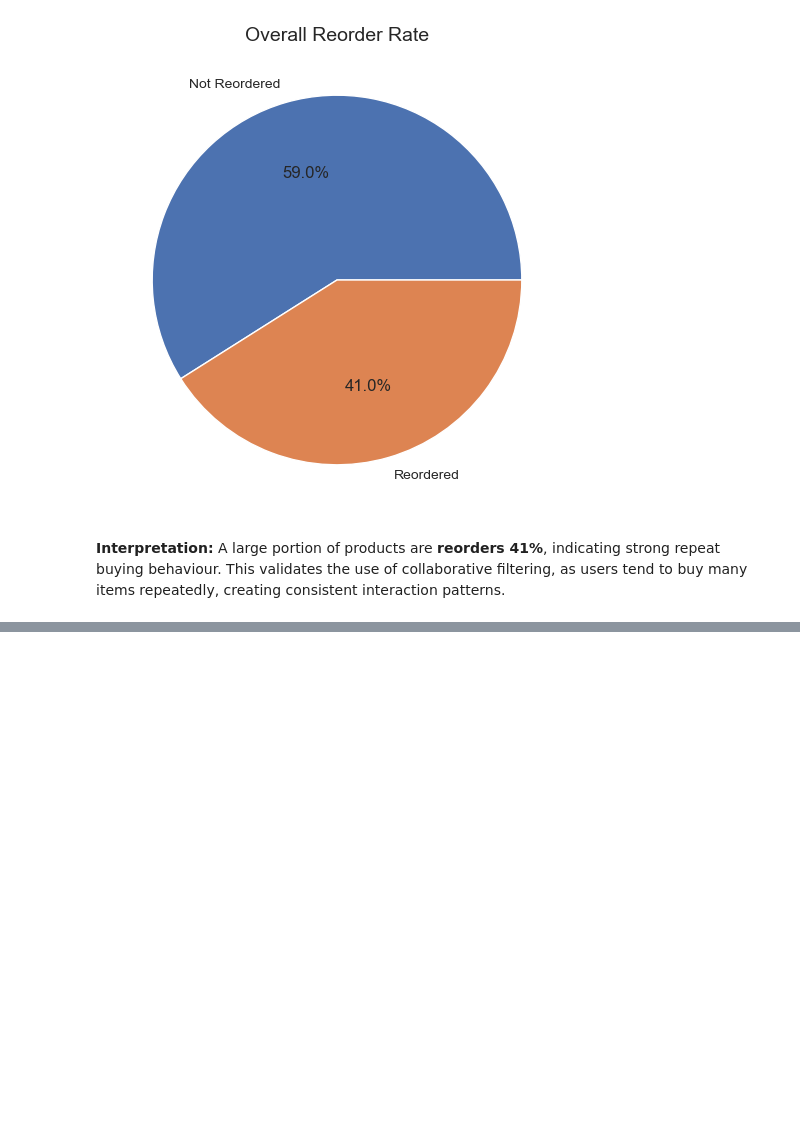
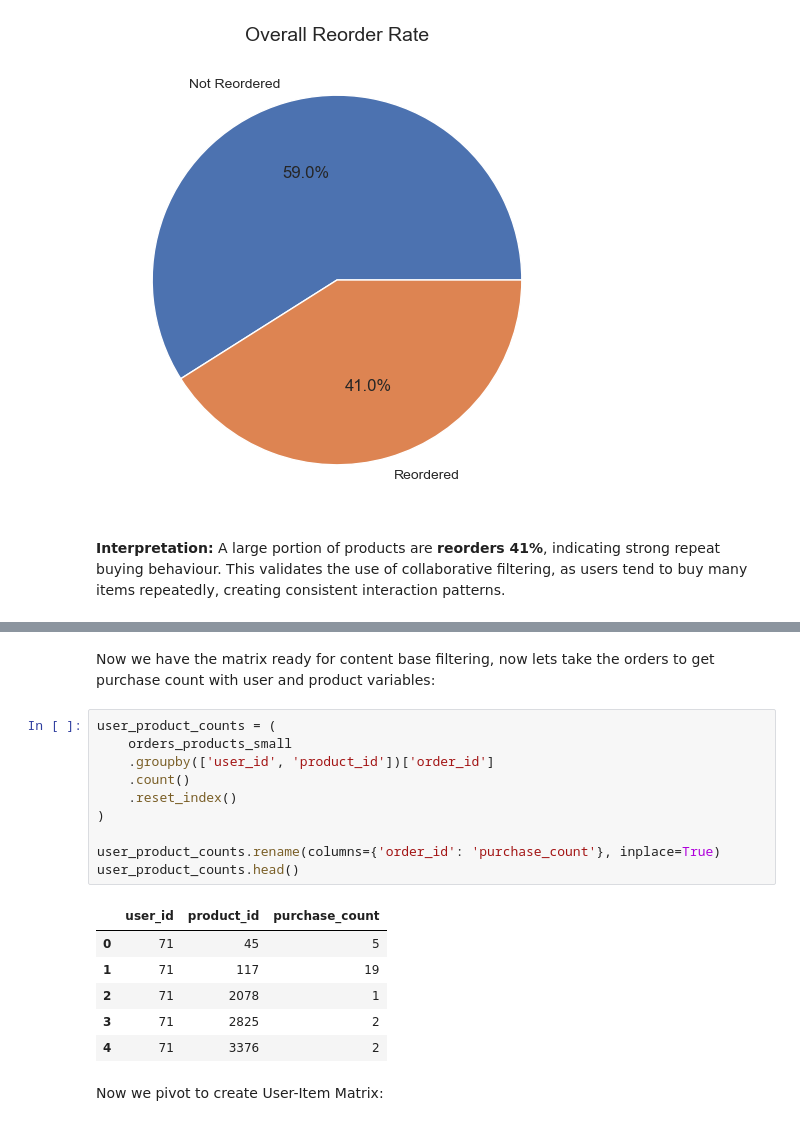
Before and after one commit to Blastronauta/CA2-Semester-2-ML-DV-integrated, a Jupyter notebook: MLBus_HDipData_CA2_KTamayo_Feb25.ipynb, the cells around one changed output, grey strips where cells are left out. Cells and saved outputs as stored; diff of their text form; blank space fills up the shorter version.

Commit message:
Content Base Filtering
Content base filtering was successfully completed

```diff
--- a/MLBus_HDipData_CA2_KTamayo_Feb25.ipynb
+++ b/MLBus_HDipData_CA2_KTamayo_Feb25.ipynb
@@ -512,0 +549,21 @@ This validates the use of collaborative filtering, as users tend to buy many ite
+# %% [markdown]
+Now we have the matrix ready for content base filtering, now lets take the orders to get purchase count with user and product variables:
+# %%
+user_product_counts = (
+    orders_products_small
+    .groupby(['user_id', 'product_id'])['order_id']
+    .count()
+    .reset_index()
+)
+
+user_product_counts.rename(columns={'order_id': 'purchase_count'}, inplace=True)
+user_product_counts.head()
+# %% [output]
+|  | user_id | product_id | purchase_count |
+| 0 | 71 | 45 | 5 |
+| 1 | 71 | 117 | 19 |
+| 2 | 71 | 2078 | 1 |
+| 3 | 71 | 2825 | 2 |
+| 4 | 71 | 3376 | 2 |
+# %% [markdown]
+Now we pivot to create User-Item Matrix:
```
Also changed, not shown: parts of 16 cells of this notebook.
